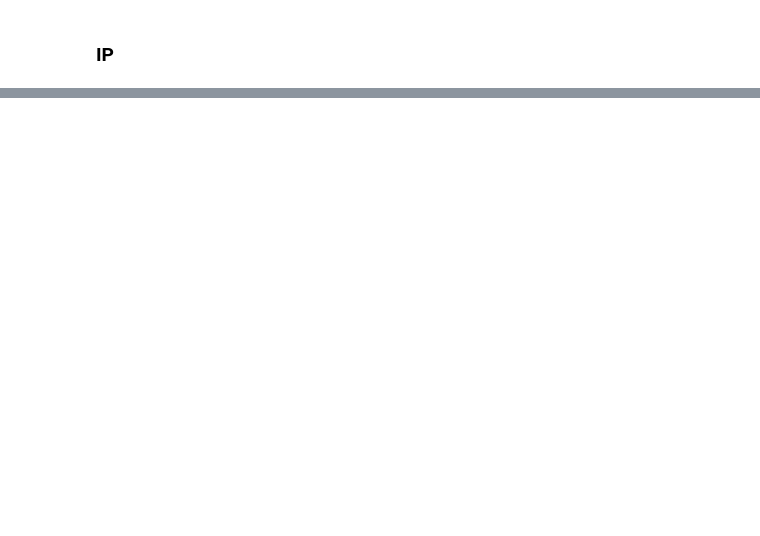
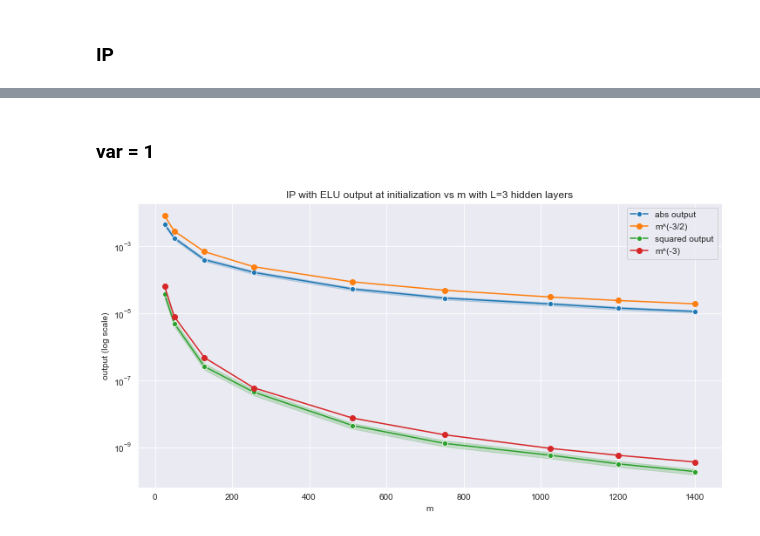
Before and after one commit to karl-hajjar/wide-networks, a Jupyter notebook: pytorch/notebooks/abc_parameterizations/initialization/plot-fc-models-init.ipynb, the cells around one changed output, grey strips where cells are left out. Saved outputs shown, nothing was run; the diff lists cells and outputs as text; code cells hidden in the pictures; blank space fills up the shorter version.

```diff
--- a/pytorch/notebooks/abc_parameterizations/initialization/plot-fc-models-init.ipynb
+++ b/pytorch/notebooks/abc_parameterizations/initialization/plot-fc-models-init.ipynb
@@ -67,0 +99,12 @@ results_df = plot_init_outputs_vs_m(fig_path, 'IP with GeLU', 3, ip.FCIP, n_tria
+# %% [markdown]
+### var = 1
+# %%
+var = 1.0
+config = deepcopy(base_model_config)
+config.activation.name = "elu"
+config.initializer.params["var"] = var
+fig_path = os.path.join(FIGURES_DIR, 'ip_outputs_elu_var_1.png')
+results_df = plot_init_outputs_vs_m(fig_path, 'IP with ELU', 3, ip.FCIP, n_trials, widths, config, x=x,
+                                    c=0.)
+# %% [output]
+[figure, added]
```
Also changed, not shown: parts of 13 cells of this notebook, 22 other files.
